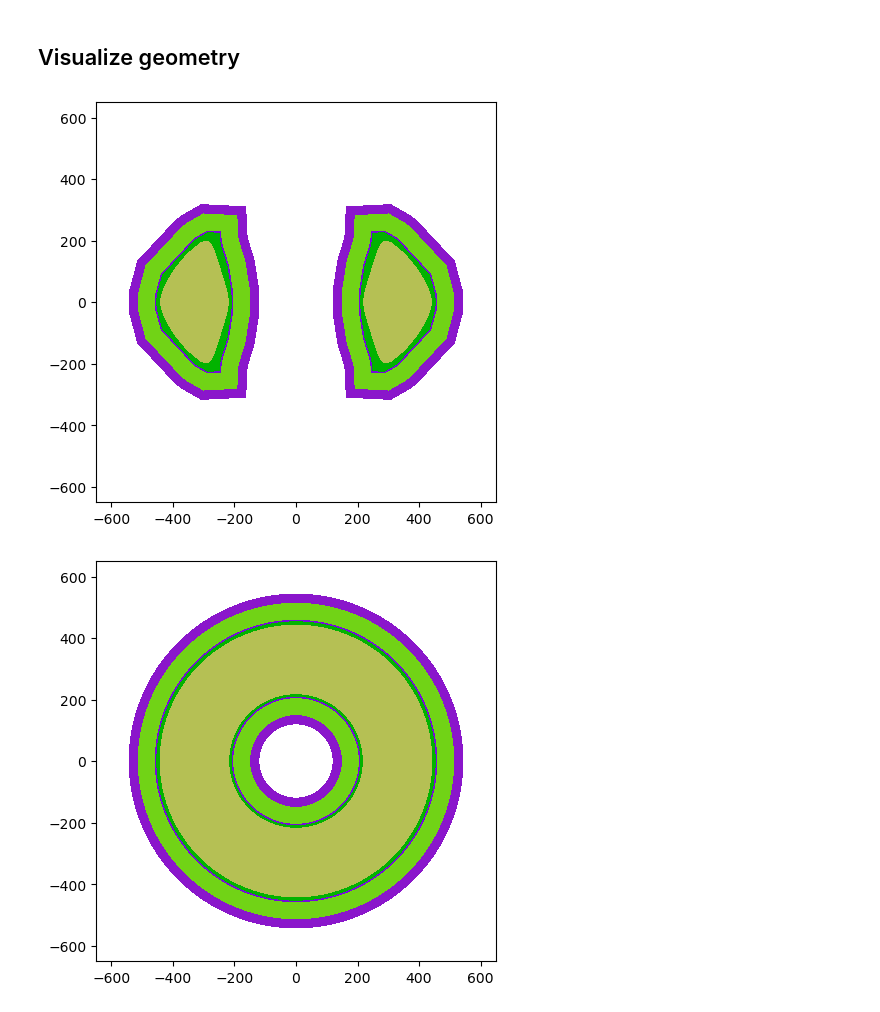
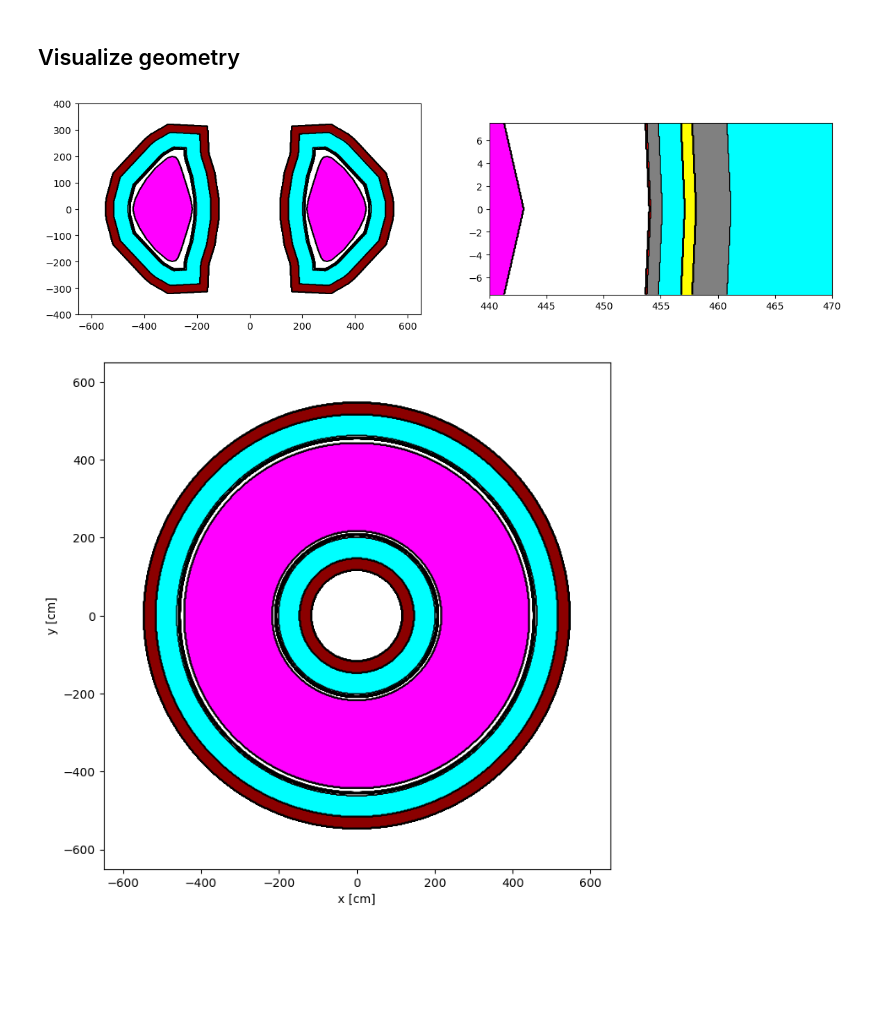
Before and after one commit to SteSeg/tokamak_radiation_environment, a Jupyter notebook: notebooks/make_core_components.ipynb, the cells around one changed output. Drawn from its saved outputs; the diff is of its cells as text; code cells hidden in the pictures; blank space fills up the shorter version.

Commit message:
updated make_core notebook

```diff
--- a/notebooks/make_core_components.ipynb
+++ b/notebooks/make_core_components.ipynb
@@ -27,6 +27,8 @@ All the components proposed here are built with the [openmc.model.Polygon](https
 The [openmc.model.Polygon](https://docs.openmc.org/en/stable/pythonapi/generated/openmc.model.Polygon.html?highlight=polygon) class requires a list of points coordinates that will be connected by lines. Coordinates are given by a couple of floating numbers and can refer to any of the 'xy', 'xz', 'yz' or 'rz' planes. The polygon gets then 'extruded' on the direction perpendicular to the reference plane for an undefined extension. In the case of 'rz' plane the extrusion is revolved around the z plane which is helpful in order to design toroidal geometries.
 # %%
 # import materials
+tungsten = tre.materials.tungsten
+beryllium = tre.materials.beryllium
 eurofer = tre.materials.eurofer97
 flibe = tre.materials.flibe
 wc = tre.materials.wc
@@ -66,7 +68,7 @@ plasma_nodes = (
     [435, -35]
 )
 
-vessel_nodes = (
+fw_nodes = (
     [454, 0],
     [453, 22],
     [435, 89],
@@ -159,16 +176,22 @@ It is necessary to provide:
 - angle: instead of a 360 deg tokamak get a slice equal to this angle (deg) in the domain [-angle/2, +angle/2)
 # %%
 # core
-plasma, sol, vessel, blanket, shield = tre.components.core_group(
+plasma, sol, first_wall, vessel_inner_structure, vessel_cooling_channel, vessel_neutron_multiplier, vessel_outer_structure, blanket, shield = tre.components.core_group(
     plasma_outer_nodes=plasma_nodes, plasma_material=None,
-    vessel_inner_nodes=vessel_nodes, vessel_thickness=5., vessel_material=eurofer,
+    firstwall_inner_nodes=fw_nodes, firstwall_thickness=.1, firstwall_material=tungsten,
+    vv_stri_thickness=1., vv_stri_material=eurofer,
+    vv_channel_thickness=2., vv_channel_material=flibe,
+    vv_multiplier_thickness=1., vv_multiplier_material=beryllium,
+    vv_stro_thickness=3., vv_stro_material=eurofer,
     blanket_thickness=55, blanket_material=flibe,
     shield_thickness=30, shield_material=wc,
     angle=None)
 # %% [markdown]
 ### Collect the cells in openmc geometry
 # %%
-root = [plasma.cell, vessel.cell, sol.cell, blanket.cell, shield.cell]
+root = [plasma.cell, sol.cell, first_wall.cell, vessel_inner_structure.cell,
+        vessel_cooling_channel.cell, vessel_neutron_multiplier.cell, vessel_outer_structure.cell,
+        blanket.cell, shield.cell]
 
 geometry = openmc.Geometry(root=root)
 # %% [markdown]
@@ -176,11 +199,19 @@ geometry = openmc.Geometry(root=root)
 # %%
 universe = openmc.Universe(cells=root)
 
-universe.plot(origin=(0, 0, 0), basis='xz', width=[1300, 1300], pixels=[400, 400], color_by='cell')
+colors={root[0]:'magenta', root[1]:'white', root[2]:'red', root[3]:'grey', root[4]:'aqua',
+        root[5]:'yellow', root[6]:'grey', root[7]:'aqua', root[8]:'darkred'}
+
+fig, (ax1, ax2) = plt.subplots(ncols=2, figsize=(14,7))
+universe.plot(origin=(0, 0, 0), basis='xz', width=[1300, 800], pixels=[600, 600], axes=ax1,
+              color_by='cell', colors=colors, outline=True)
+universe.plot(origin=(455, 0, 0), basis='xz', width=[30, 15], pixels=[400, 400], axes=ax2,
+              color_by='cell', colors=colors, outline=True)
 plt.show()
 
-universe.plot(origin=(0, 0, 0), basis='xy', width=[1300, 1300], pixels=[400, 400], color_by='cell')
+universe.plot(origin=(0, 0, 0), basis='xy', width=[1300, 1300], pixels=[600, 600],
+              color_by='cell', colors=colors, outline=True)
 plt.show()
 # %% [output]
-[figure, old version]
+[figure, new version]
-[figure, old version]
+[figure, new version]
```
Also changed, not shown: parts of 6 cells of this notebook, 1 other file.
